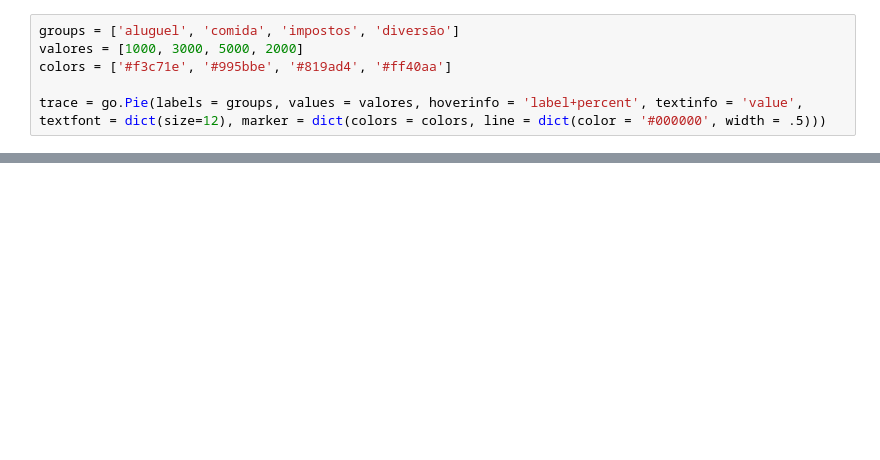
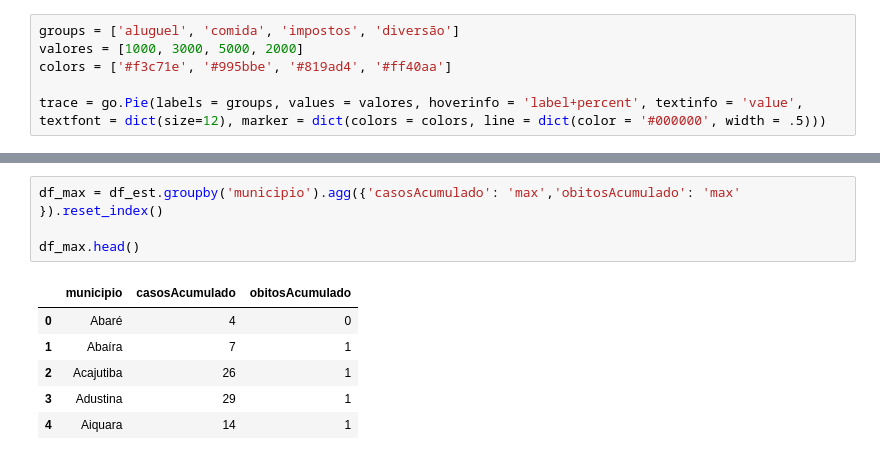
Before and after one commit to 255ribeiro/graficos_covid, a Jupyter notebook: plotly_apps/app.ipynb, the cells around one changed output, grey strips where cells are left out. Drawn from its saved outputs; the diff is of its cells as text; blank space fills up the shorter version.

```diff
--- a/plotly_apps/app.ipynb
+++ b/plotly_apps/app.ipynb
@@ -82,3 +97,14 @@ fig = go.Figure(data = data, layout = layout)
 iplot(fig, filename = 'teste-plotly')
 # %% [output]
 [interactive output not drawn]
+# %%
+df_max = df_est.groupby('municipio').agg({'casosAcumulado': 'max','obitosAcumulado': 'max' }).reset_index()
+
+df_max.head()
+# %% [output]
+|  | municipio | casosAcumulado | obitosAcumulado |
+| 0 | Abaré | 4 | 0 |
+| 1 | Abaíra | 7 | 1 |
+| 2 | Acajutiba | 26 | 1 |
+| 3 | Adustina | 29 | 1 |
+| 4 | Aiquara | 14 | 1 |
```
Also changed, not shown: parts of 3 cells of this notebook, 18 other files.
